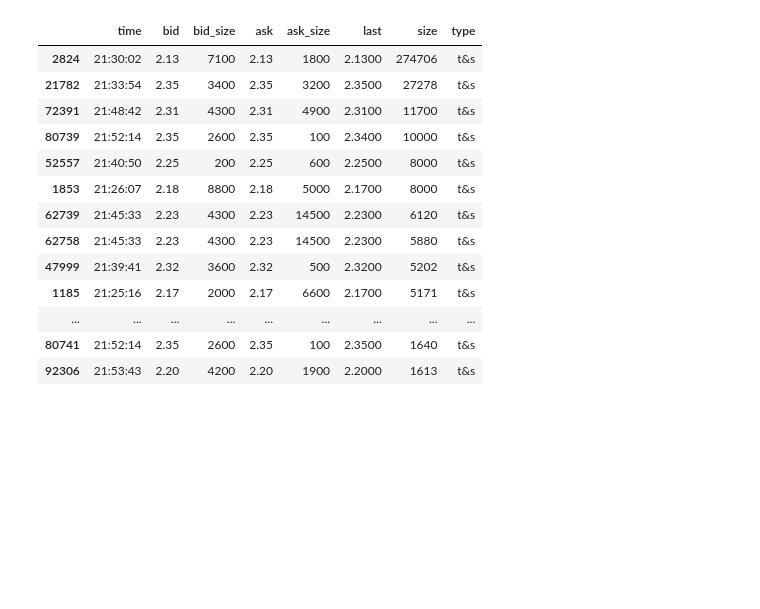
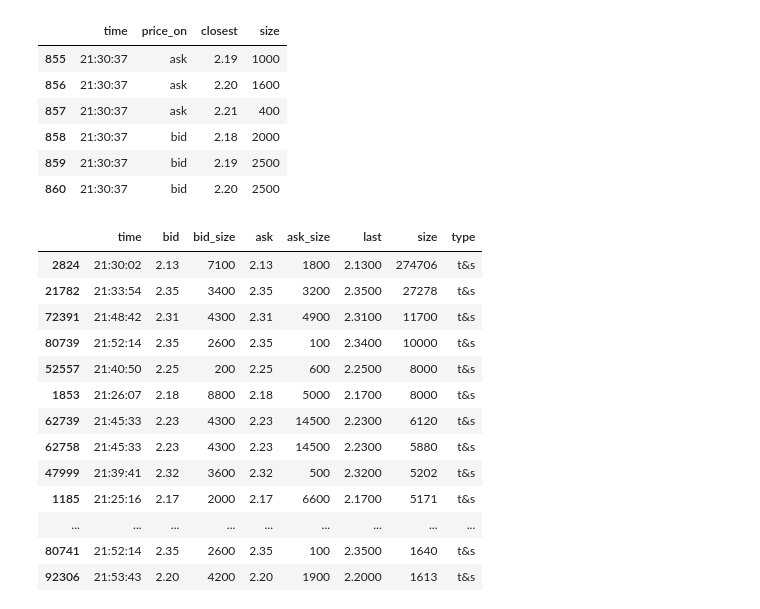
Before and after one commit to dhanushanthp/Level2Trader, a Jupyter notebook: notebooks/tape_reading.ipynb, the cells around one changed output. Saved outputs shown, nothing was run; the diff lists cells and outputs as text; code cells hidden in the pictures; blank space fills up the shorter version.

```diff
--- a/notebooks/tape_reading.ipynb
+++ b/notebooks/tape_reading.ipynb
@@ -11,5 +7,23 @@ pd.set_option('display.max_rows', 500)
+# %%
+su = SizeUtil()
 # %%
 data = pd.read_csv('../data/test_data/2021040621_PHUN.csv', names=['time', 'bid', 'bid_size', 'ask', 'ask_size', 'last', 'size', 'type'])
+# %%
+data['closest'] = data.apply(lambda x: su.find_closest(x['bid'], x['ask'], x['last']), axis=1)
+# %%
+data['price_on'] = data.apply(lambda x: 'bid' if x['closest'] == x['bid'] else 'ask', axis=1)
+# %%
+agg = data.groupby(['time', 'price_on', 'closest'])['size'].max().reset_index()
+# %%
+agg[agg['time'] == '21:30:37']
+# %% [output]
+|  | time | price_on | closest | size |
+| 855 | 21:30:37 | ask | 2.19 | 1000 |
+| 856 | 21:30:37 | ask | 2.20 | 1600 |
+| 857 | 21:30:37 | ask | 2.21 | 400 |
+| 858 | 21:30:37 | bid | 2.18 | 2000 |
+| 859 | 21:30:37 | bid | 2.19 | 2500 |
+| 860 | 21:30:37 | bid | 2.20 | 2500 |
 # %%
 data[data['bid'] == data['ask']].sort_values(['size'], ascending=False).head(100)
 # %% [output]
```
Also changed, not shown: parts of 5 cells of this notebook, 8 other files.
